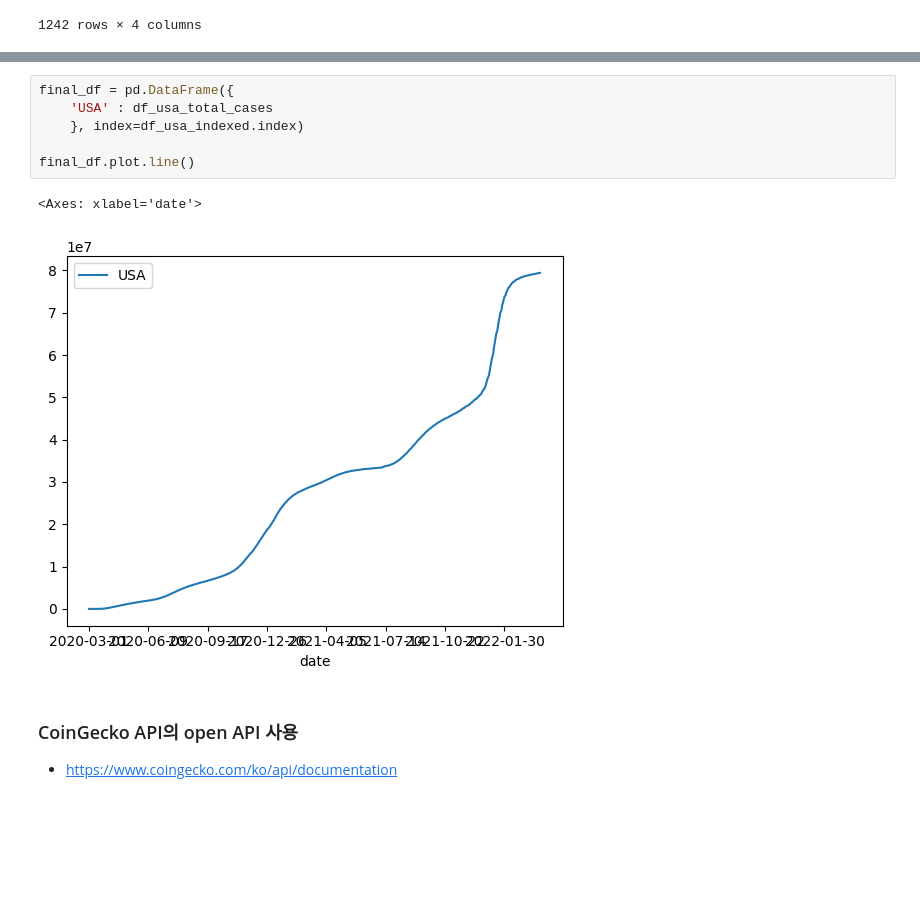
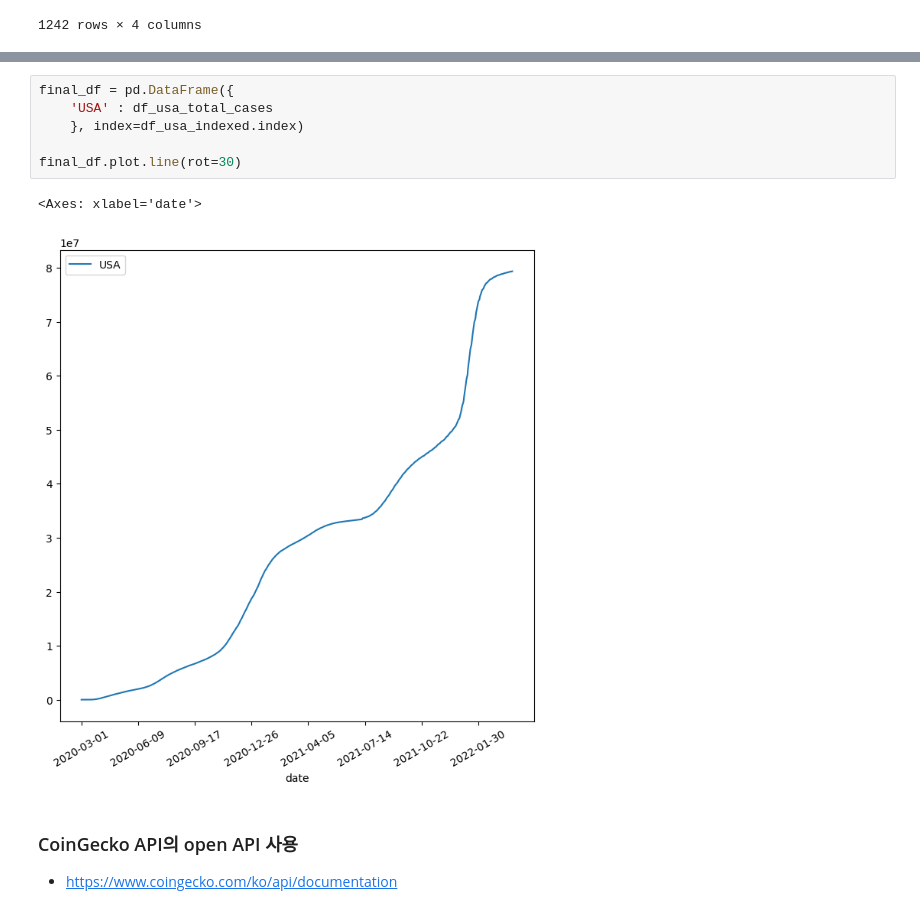
Before and after one commit to sojoyfulyouth/Pandas_DataAnalysis, a Jupyter notebook: Final project/final.ipynb, the cells around one changed output, grey strips where cells are left out. Cells and saved outputs as stored; diff of their text form; blank space fills up the shorter version.

Commit message:
add graph

```diff
--- a/Final project/final.ipynb
+++ b/Final project/final.ipynb
@@ -160,12 +180,12 @@ Name: total_cases, Length: 1242, dtype: float64
 # %%
 final_df = pd.DataFrame({
     'USA' : df_usa_total_cases
     }, index=df_usa_indexed.index)
 
-final_df.plot.line()
+final_df.plot.line(rot=30)
 # %% [output]
 <Axes: xlabel='date'>
-[figure, old version]
+[figure, new version]
 # %% [markdown]
 ### CoinGecko API의 open API 사용
 - https://www.coingecko.com/ko/api/documentation
```
Also changed, not shown: parts of 55 cells of this notebook.
